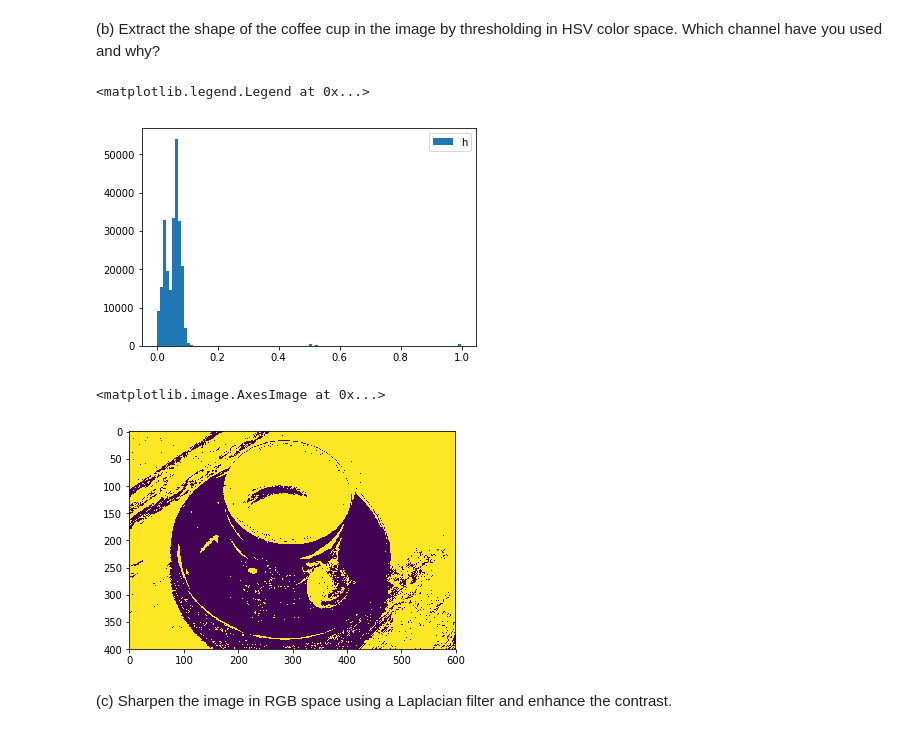
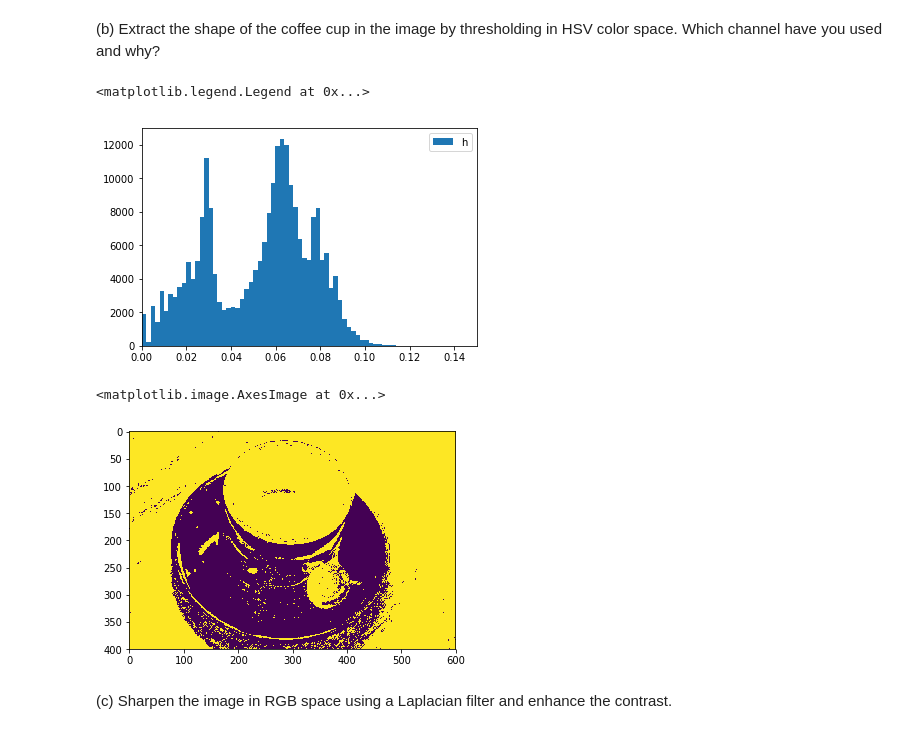
Before and after one commit to pooyansalehi/DIPastro2019, a Jupyter notebook: lab5/lab5.ipynb, the cells around one changed output. Saved outputs shown, nothing was run; the diff lists cells and outputs as text; code cells hidden in the pictures.

```diff
--- a/lab5/lab5.ipynb
+++ b/lab5/lab5.ipynb
@@ -404,17 +442,18 @@ Text(0.5, 1.0, 'Histogram Equalized image')
 # %%
 img = data.coffee()
 img = color.rgb2hsv(img)
-img_h = img[:,:,0]
-plt.hist(img_h.ravel(), bins=100)
+img_h = img[:, :, 0]
+plt.hist(img_h.ravel(), bins=500)
+plt.xlim((0, 0.15))
 plt.legend('h')
 # %% [output]
 <matplotlib.legend.Legend at 0x...>
-[figure, old version]
+[figure, new version]
 # %%
-threshold_img = img_h > 0.05
+threshold_img = img_h > 0.04
 plt.imshow(threshold_img)
 # %% [output]
 <matplotlib.image.AxesImage at 0x...>
-[figure, old version]
+[figure, new version]
 # %% [markdown]
 (c) Sharpen the image in RGB space using a Laplacian filter and enhance the contrast.
```
Also changed, not shown: parts of 33 cells of this notebook.
